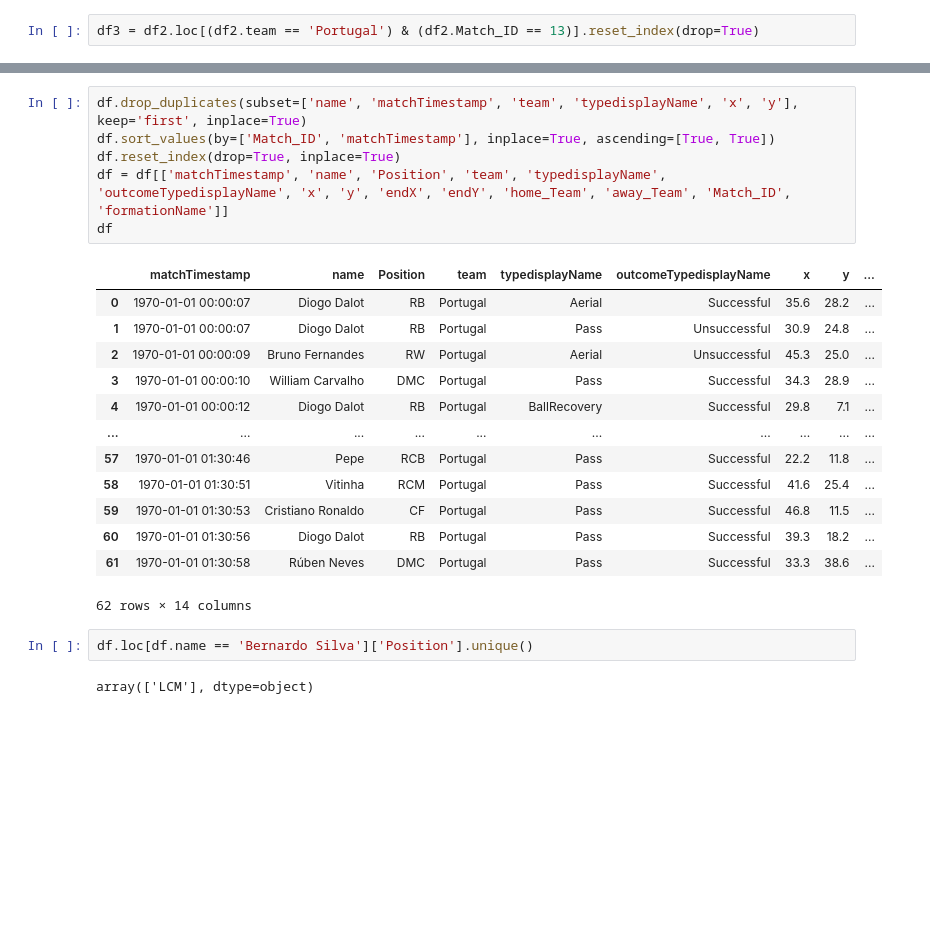
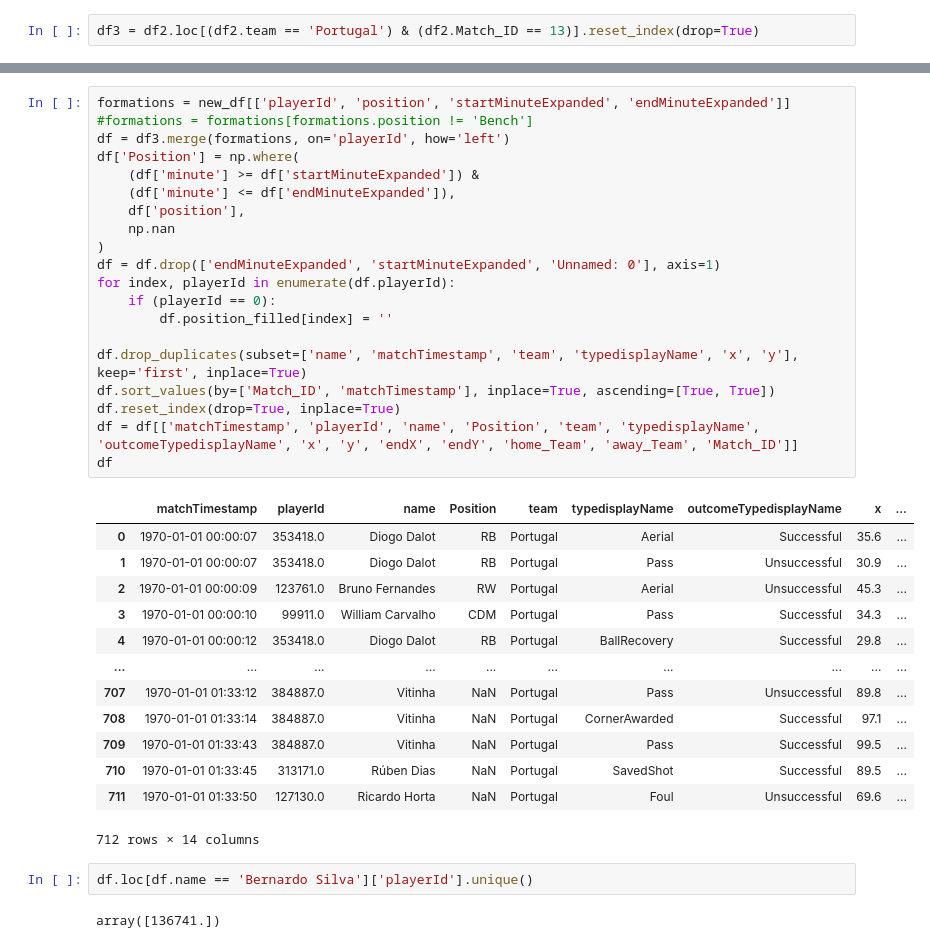
Before and after one commit to Menesesp20/Dash-App, a Jupyter notebook: formations.ipynb, the cells around one changed output, grey strips where cells are left out. Saved outputs shown, nothing was run; the diff lists cells and outputs as text; blank space fills up the shorter version.

```diff
--- a/formations.ipynb
+++ b/formations.ipynb
@@ -627,24 +563,38 @@ df.rename({'minute_x' : 'minute', 'position' : 'Position'}, axis=1, inplace=True
 # %%
+formations = new_df[['playerId', 'position', 'startMinuteExpanded', 'endMinuteExpanded']]
+#formations = formations[formations.position != 'Bench']
+df = df3.merge(formations, on='playerId', how='left')
+df['Position'] = np.where(
+    (df['minute'] >= df['startMinuteExpanded']) &
+    (df['minute'] <= df['endMinuteExpanded']),
+    df['position'],
+    np.nan
+)
+df = df.drop(['endMinuteExpanded', 'startMinuteExpanded', 'Unnamed: 0'], axis=1)
+for index, playerId in enumerate(df.playerId):
+    if (playerId == 0):
+        df.position_filled[index] = ''
+
 df.drop_duplicates(subset=['name', 'matchTimestamp', 'team', 'typedisplayName', 'x', 'y'], keep='first', inplace=True)
 df.sort_values(by=['Match_ID', 'matchTimestamp'], inplace=True, ascending=[True, True])
 df.reset_index(drop=True, inplace=True)
-df = df[['matchTimestamp', 'name', 'Position', 'team', 'typedisplayName', 'outcomeTypedisplayName', 'x', 'y', 'endX', 'endY', 'home_Team', 'away_Team', 'Match_ID', 'formationName']]
+df = df[['matchTimestamp', 'playerId', 'name', 'Position', 'team', 'typedisplayName', 'outcomeTypedisplayName', 'x', 'y', 'endX', 'endY', 'home_Team', 'away_Team', 'Match_ID']]
 df
 # %% [output]
-|  | matchTimestamp | name | Position | team | typedisplayName | outcomeTypedisplayName | x | y | ... |
-| 0 | 1970-01-01 00:00:07 | Diogo Dalot | RB | Portugal | Aerial | Successful | 35.6 | 28.2 | ... |
-| 1 | 1970-01-01 00:00:07 | Diogo Dalot | RB | Portugal | Pass | Unsuccessful | 30.9 | 24.8 | ... |
-| 2 | 1970-01-01 00:00:09 | Bruno Fernandes | RW | Portugal | Aerial | Unsuccessful | 45.3 | 25.0 | ... |
-| 3 | 1970-01-01 00:00:10 | William Carvalho | DMC | Portugal | Pass | Successful | 34.3 | 28.9 | ... |
-| 4 | 1970-01-01 00:00:12 | Diogo Dalot | RB | Portugal | BallRecovery | Successful | 29.8 | 7.1 | ... |
+|  | matchTimestamp | playerId | name | Position | team | typedisplayName | outcomeTypedisplayName | x | ... |
+| 0 | 1970-01-01 00:00:07 | 353418.0 | Diogo Dalot | RB | Portugal | Aerial | Successful | 35.6 | ... |
+| 1 | 1970-01-01 00:00:07 | 353418.0 | Diogo Dalot | RB | Portugal | Pass | Unsuccessful | 30.9 | ... |
+| 2 | 1970-01-01 00:00:09 | 123761.0 | Bruno Fernandes | RW | Portugal | Aerial | Unsuccessful | 45.3 | ... |
+| 3 | 1970-01-01 00:00:10 | 99911.0 | William Carvalho | CDM | Portugal | Pass | Successful | 34.3 | ... |
+| 4 | 1970-01-01 00:00:12 | 353418.0 | Diogo Dalot | RB | Portugal | BallRecovery | Successful | 29.8 | ... |
 | ... | ... | ... | ... | ... | ... | ... | ... | ... | ... |
-| 57 | 1970-01-01 01:30:46 | Pepe | RCB | Portugal | Pass | Successful | 22.2 | 11.8 | ... |
-| 58 | 1970-01-01 01:30:51 | Vitinha | RCM | Portugal | Pass | Successful | 41.6 | 25.4 | ... |
-| 59 | 1970-01-01 01:30:53 | Cristiano Ronaldo | CF | Portugal | Pass | Successful | 46.8 | 11.5 | ... |
-| 60 | 1970-01-01 01:30:56 | Diogo Dalot | RB | Portugal | Pass | Successful | 39.3 | 18.2 | ... |
-| 61 | 1970-01-01 01:30:58 | Rúben Neves | DMC | Portugal | Pass | Successful | 33.3 | 38.6 | ... |
+| 707 | 1970-01-01 01:33:12 | 384887.0 | Vitinha | NaN | Portugal | Pass | Unsuccessful | 89.8 | ... |
+| 708 | 1970-01-01 01:33:14 | 384887.0 | Vitinha | NaN | Portugal | CornerAwarded | Successful | 97.1 | ... |
+| 709 | 1970-01-01 01:33:43 | 384887.0 | Vitinha | NaN | Portugal | Pass | Successful | 99.5 | ... |
+| 710 | 1970-01-01 01:33:45 | 313171.0 | Rúben Dias | NaN | Portugal | SavedShot | Successful | 89.5 | ... |
+| 711 | 1970-01-01 01:33:50 | 127130.0 | Ricardo Horta | NaN | Portugal | Foul | Unsuccessful | 69.6 | ... |
-62 rows × 14 columns
+712 rows × 14 columns
 # %%
-df.loc[df.name == 'Bernardo Silva']['Position'].unique()
+df.loc[df.name == 'Bernardo Silva']['playerId'].unique()
 # %% [output]
-array(['LCM'], dtype=object)
+array([136741.])
```
Also changed, not shown: parts of 5 cells of this notebook, 11 other files.
